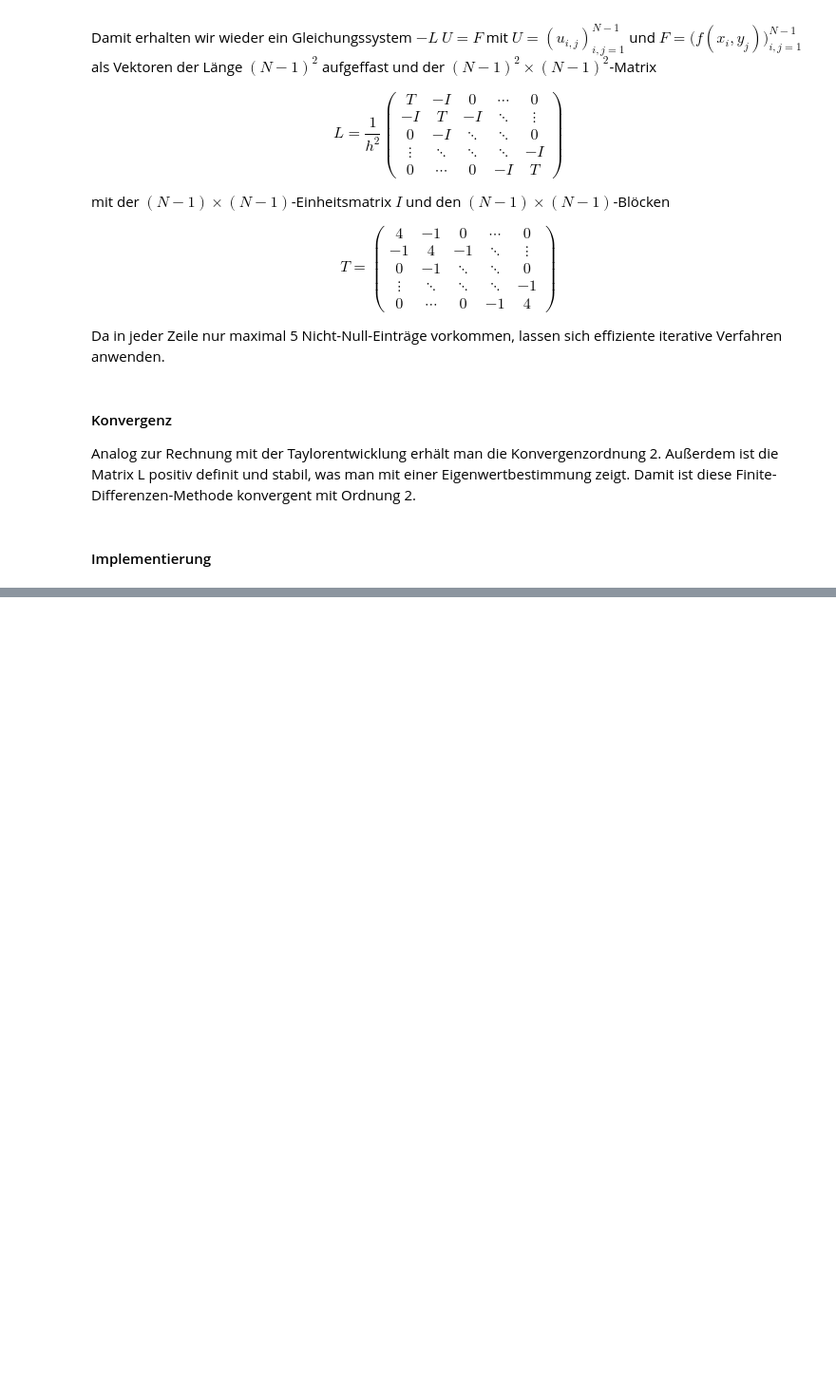
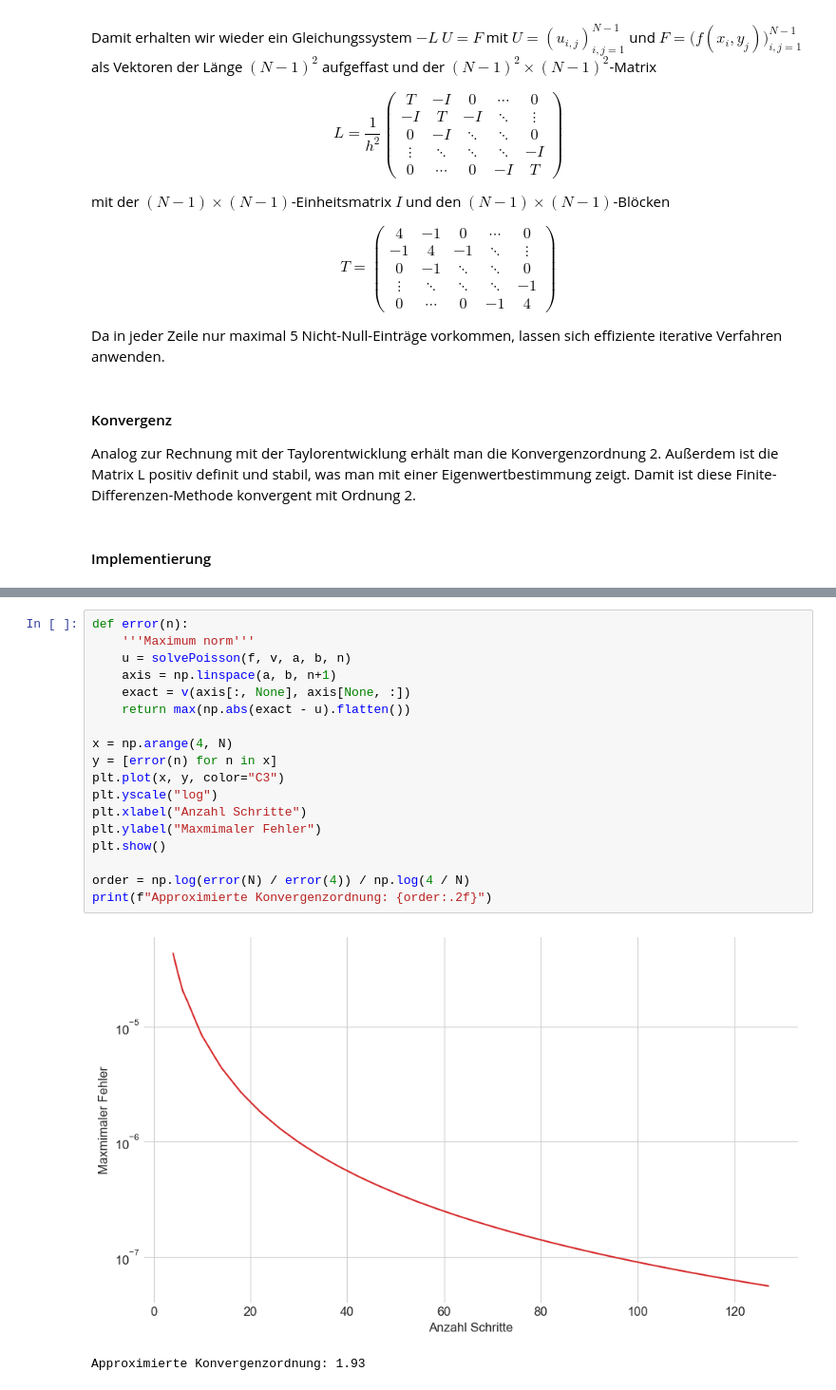
Before and after one commit to maxstollmayer/NuMeDiffG, a Jupyter notebook: Aufgabenblatt 6/Aufgabenblatt 6 Lösung.ipynb, the cells around one changed output, grey strips where cells are left out. Shown at 95% size. Drawn from its saved outputs; the diff is of its cells as text; blank space fills up the shorter version.

```diff
--- a/Aufgabenblatt 6/Aufgabenblatt 6 Lösung.ipynb
+++ b/Aufgabenblatt 6/Aufgabenblatt 6 Lösung.ipynb
@@ -230,0 +143,21 @@ plt.show()
+# %%
+def error(n):
+    '''Maximum norm'''
+    u = solvePoisson(f, v, a, b, n)
+    axis = np.linspace(a, b, n+1)
+    exact = v(axis[:, None], axis[None, :])
+    return max(np.abs(exact - u).flatten())
+
+x = np.arange(4, N)
+y = [error(n) for n in x]
+plt.plot(x, y, color="C3")
+plt.yscale("log")
+plt.xlabel("Anzahl Schritte")
+plt.ylabel("Maxmimaler Fehler")
+plt.show()
+
+order = np.log(error(N) / error(4)) / np.log(4 / N)
+print(f"Approximierte Konvergenzordnung: {order:.2f}")
+# %% [output]
+[figure, added]
+Approximierte Konvergenzordnung: 1.93
```
Also changed, not shown: parts of 10 cells of this notebook, 2 other files.
